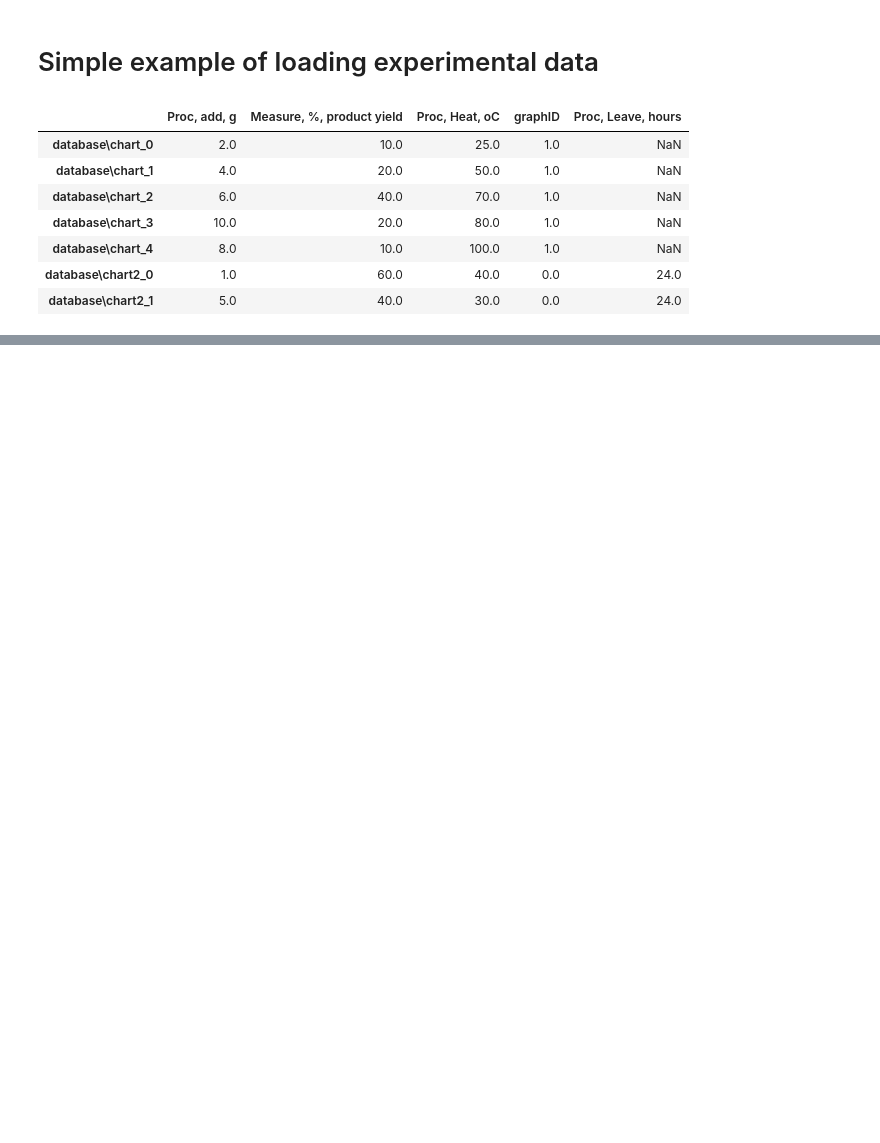
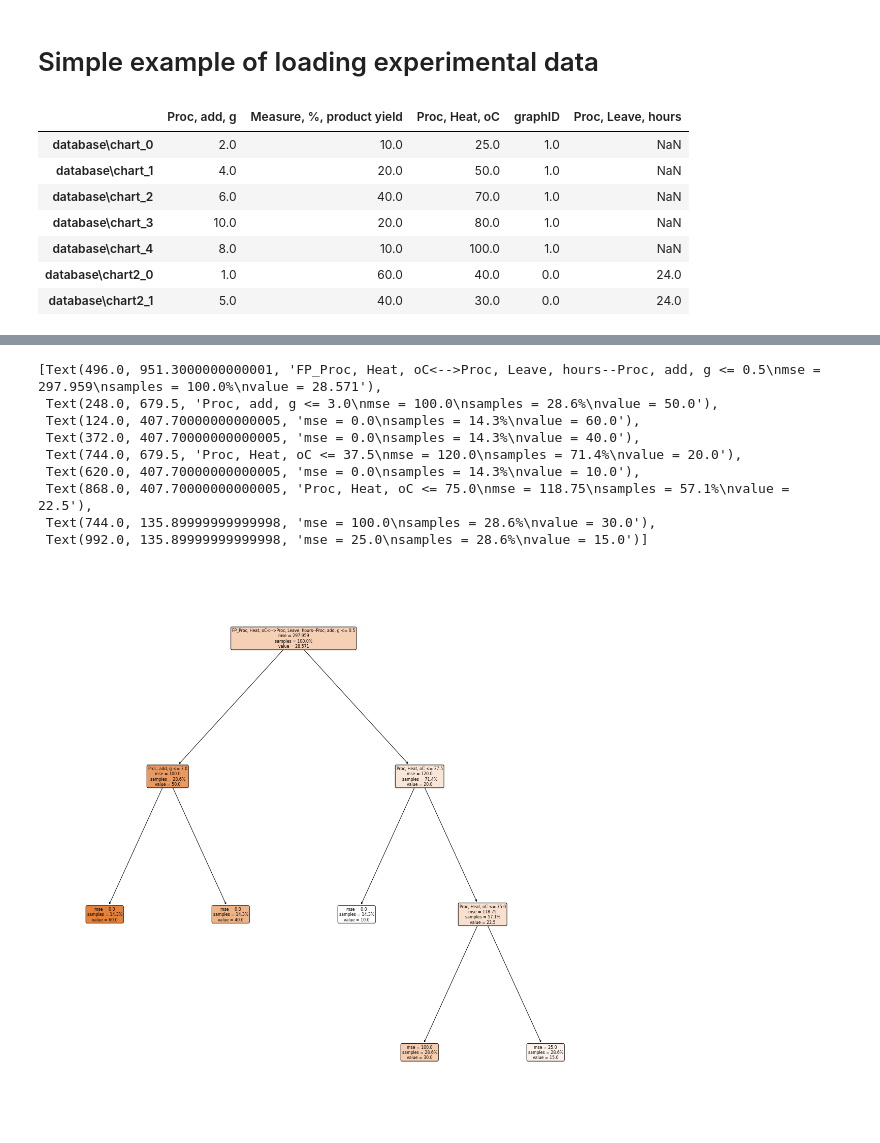
Before and after one commit to KanHatakeyama/flowmater, a Jupyter notebook: tutorial_partially_japanese/6_regression/code.ipynb, the cells around one changed output, grey strips where cells are left out. Saved outputs shown, nothing was run; the diff lists cells and outputs as text; code cells hidden in the pictures; blank space fills up the shorter version.

```diff
--- a/tutorial_partially_japanese/6_regression/code.ipynb
+++ b/tutorial_partially_japanese/6_regression/code.ipynb
@@ -123,0 +141,16 @@ array([17.])
+# %%
+plt.figure(figsize=(20,20))
+plot_tree(model,
+          feature_names=X_columns,
+          filled=True, rounded=True, proportion=True)
+# %% [output]
+[Text(496.0, 951.3000000000001, 'FP_Proc, Heat, oC<-->Proc, Leave, hours--Proc, add, g <= 0.5\nmse = 297.959\nsamples = 100.0%\nvalue = 28.571'),
+ Text(248.0, 679.5, 'Proc, add, g <= 3.0\nmse = 100.0\nsamples = 28.6%\nvalue = 50.0'),
+ Text(124.0, 407.70000000000005, 'mse = 0.0\nsamples = 14.3%\nvalue = 60.0'),
+ Text(372.0, 407.70000000000005, 'mse = 0.0\nsamples = 14.3%\nvalue = 40.0'),
+ Text(744.0, 679.5, 'Proc, Heat, oC <= 37.5\nmse = 120.0\nsamples = 71.4%\nvalue = 20.0'),
+ Text(620.0, 407.70000000000005, 'mse = 0.0\nsamples = 14.3%\nvalue = 10.0'),
+ Text(868.0, 407.70000000000005, 'Proc, Heat, oC <= 75.0\nmse = 118.75\nsamples = 57.1%\nvalue = 22.5'),
+ Text(744.0, 135.89999999999998, 'mse = 100.0\nsamples = 28.6%\nvalue = 30.0'),
+ Text(992.0, 135.89999999999998, 'mse = 25.0\nsamples = 28.6%\nvalue = 15.0')]
+[figure, added]
```
Also changed, not shown: parts of 5 cells of this notebook.
